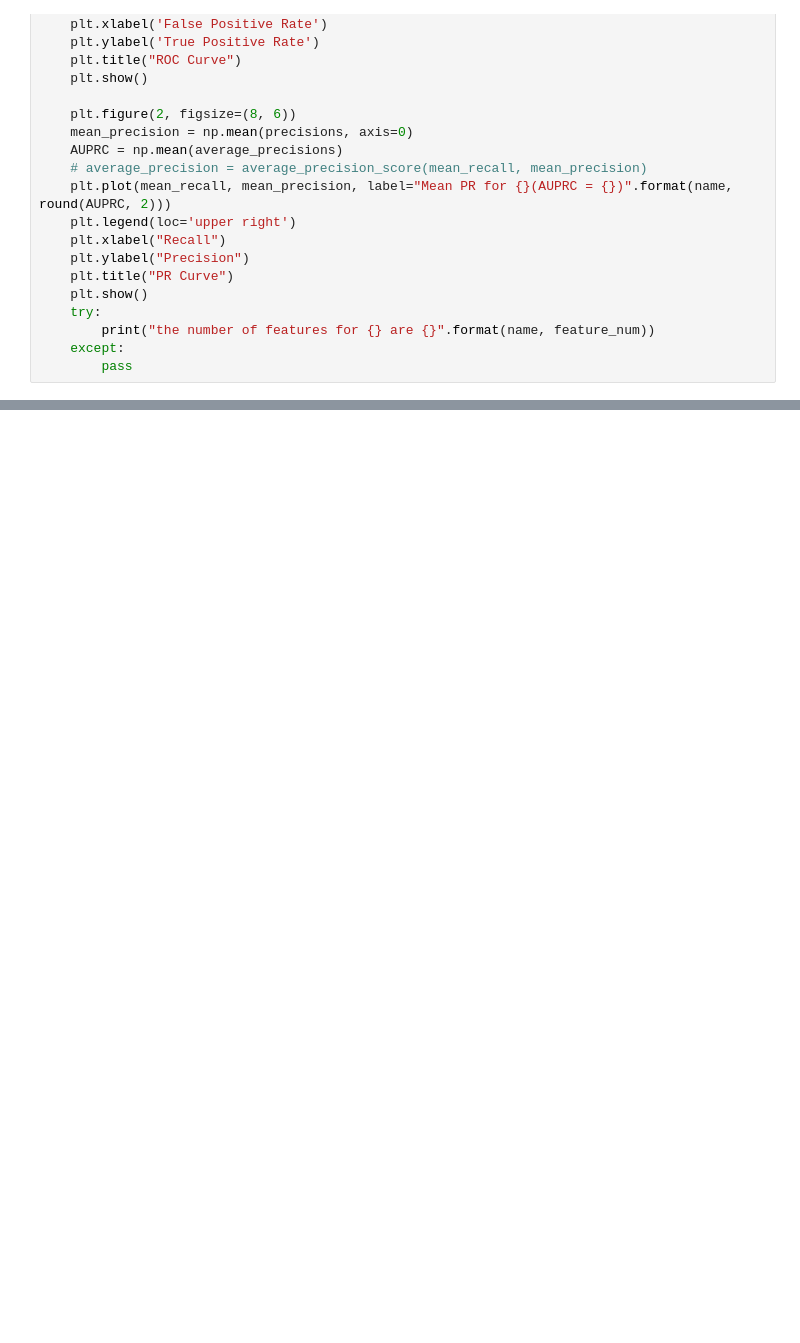
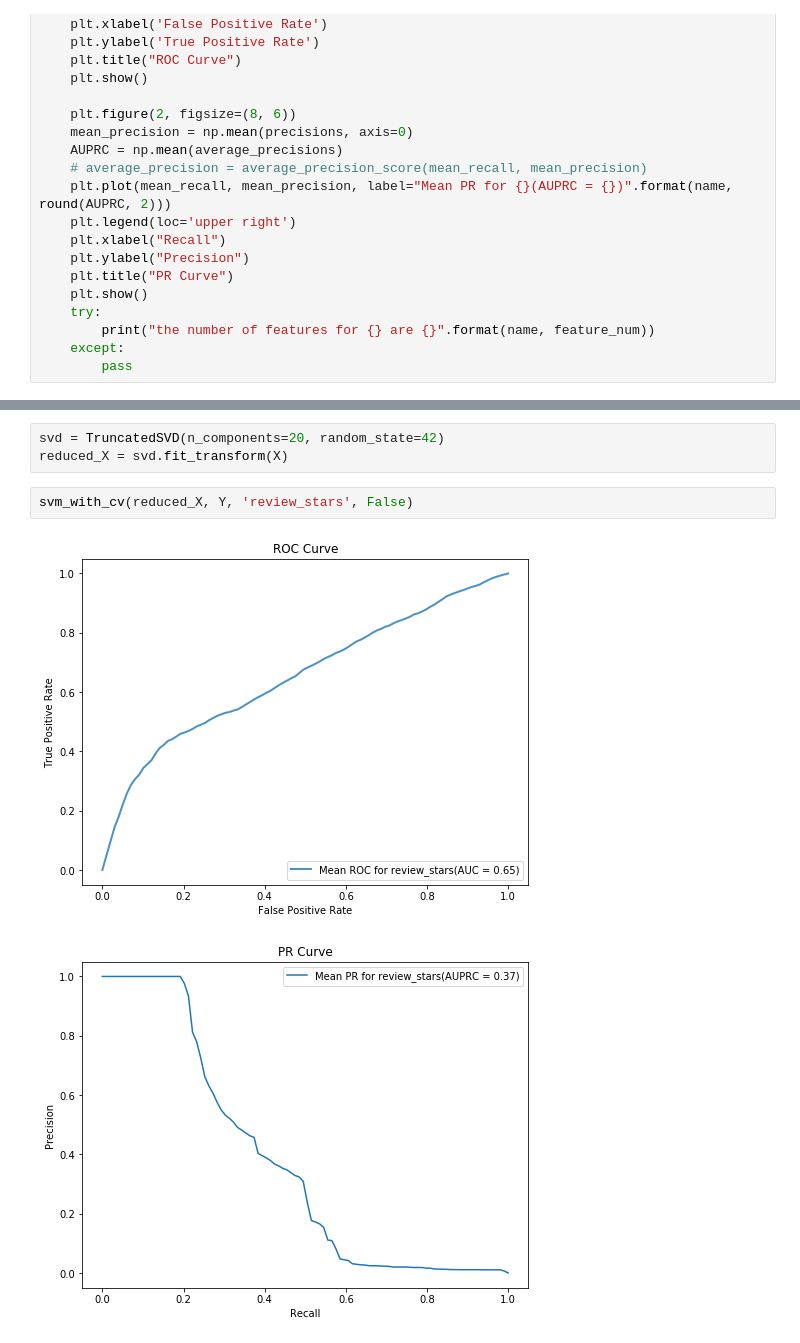
Before and after one commit to Zackkkliu/Yelp_review, a Jupyter notebook: Machine learning.ipynb, the cells around one changed output, grey strips where cells are left out. Saved outputs shown, nothing was run; the diff lists cells and outputs as text; blank space fills up the shorter version.

```diff
--- a/Machine learning.ipynb
+++ b/Machine learning.ipynb
@@ -339,0 +367,8 @@ svm_with_cv(X, Y, 'review_stars', True)
+# %%
+svd = TruncatedSVD(n_components=20, random_state=42)
+reduced_X = svd.fit_transform(X)
+# %%
+svm_with_cv(reduced_X, Y, 'review_stars', False)
+# %% [output]
+[figure, added]
+[figure, added]
```
Also changed, not shown: parts of 17 cells of this notebook.
